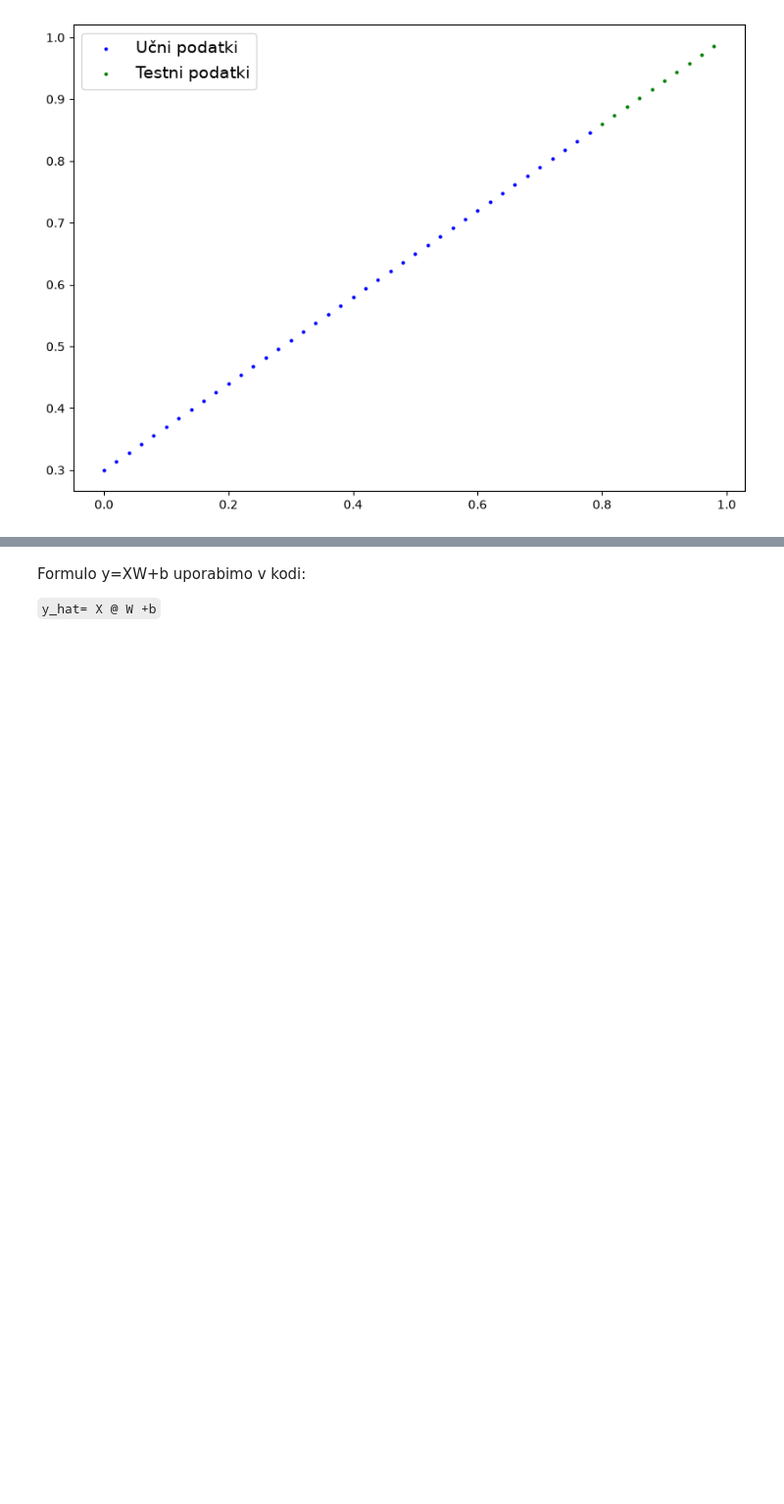
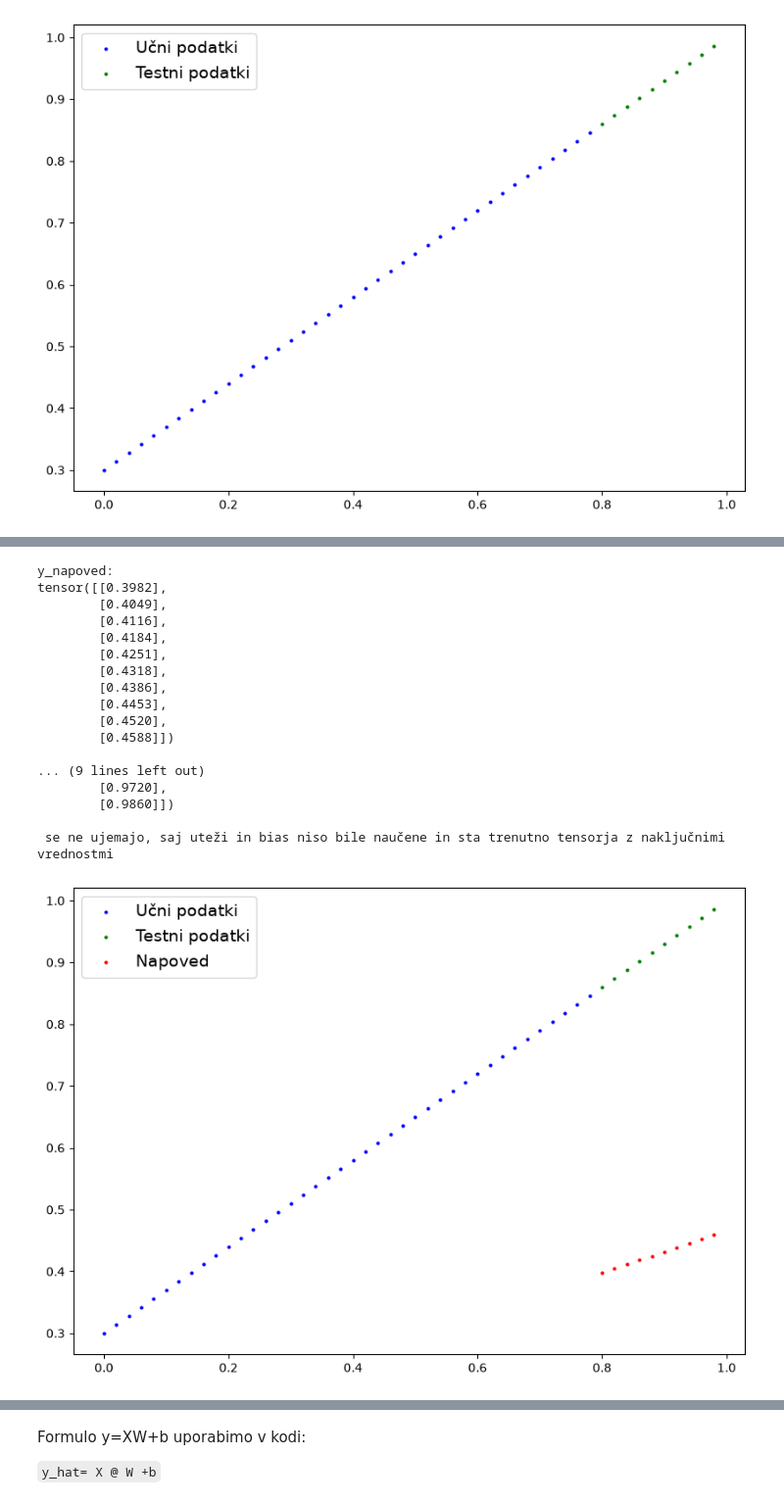
Before and after one commit to leonsmolej/PyTorch_zapiski, a Jupyter notebook: pytorch.ipynb, the cells around one changed output, grey strips where cells are left out. Shown at 98% size. Cells and saved outputs as stored; diff of their text form; code cells hidden in the pictures; blank space fills up the shorter version.

```diff
--- a/pytorch.ipynb
+++ b/pytorch.ipynb
@@ -604,0 +621,18 @@ izris_napovedi()
+# %%
+# Naredimo class za model linearne regresije
+
+class LinearRegressionModel(nn.Module): # skoraj vse v Pytorchu podeduje od nn.Module
+    def __init__(self):
+        super().__init__()
+        self.weights = nn.Parameter(torch.randn(1,
+                                               requires_grad=True,
+                                               dtype=torch.float32))
+        self.bias = nn.Parameter(torch.randn(1,
+                                            requires_grad=True,
+                                            dtype=torch.float32))
+
+
+        # Forward method za definiranje izračuna v modelu (kako bo sploh model spremenil input v output)
+
+    def forward(self, x:torch.Tensor) -> torch.Tensor: # x so input podatki
+        return self.weights * x +self.bias # formula za linearno regresijo
@@ -604,0 +657,10 @@ izris_napovedi()
+# %%
+# naredimo naključno seme
+
+torch.manual_seed(42)
+
+# Naredimo instanco modela iz prejšnje celice
+
+model_0 = LinearRegressionModel()
+
+list(model_0.parameters())
@@ -604,0 +684,30 @@ izris_napovedi()
+# %%
+# napoved
+
+with torch.inference_mode():
+    y_napoved = model_0(X_testni_podatki)
+
+y_napoved  # to je rezultat izračuna v forward(). Z doučenimi utežmi in biasom, bi moral ta tensor biti zelo blizu y_tesni_podatki.
+
+print(f"y_napoved: \n{y_napoved}\n\nin y_testni podatki: \n{y_testni_podatki}\n\n se ne ujemajo, saj uteži in bias niso bile naučene in sta trenutno tensorja z naključnimi vrednostmi")
+
+izris_napovedi(napoved=y_napoved)
+# %% [output]
+y_napoved:
+tensor([[0.3982],
+        [0.4049],
+        [0.4116],
+        [0.4184],
+        [0.4251],
+        [0.4318],
+        [0.4386],
+        [0.4453],
+        [0.4520],
+        [0.4588]])
+
+... (9 lines left out)
+        [0.9720],
+        [0.9860]])
+
+ se ne ujemajo, saj uteži in bias niso bile naučene in sta trenutno tensorja z naključnimi vrednostmi
+[figure, added]
```
Also changed, not shown: parts of 23 cells of this notebook.
